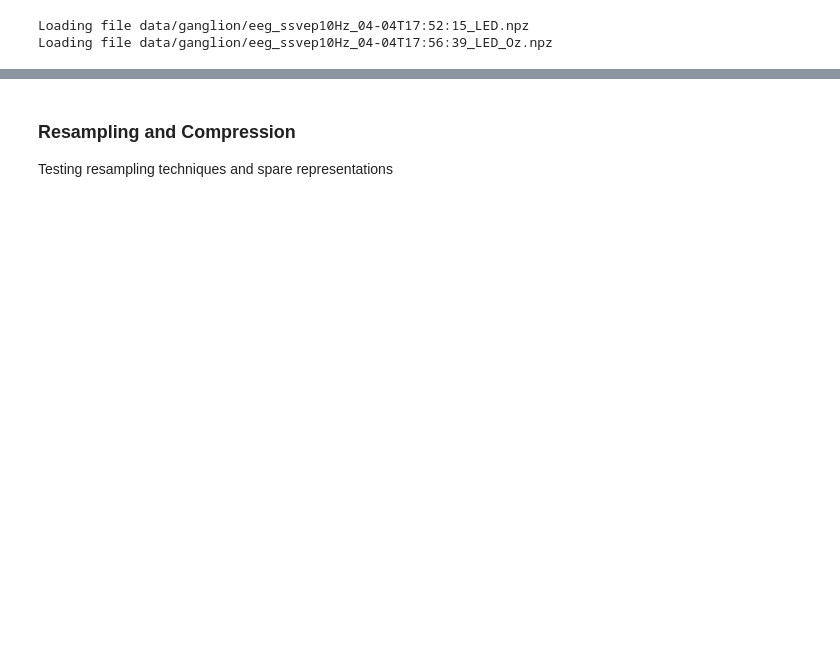
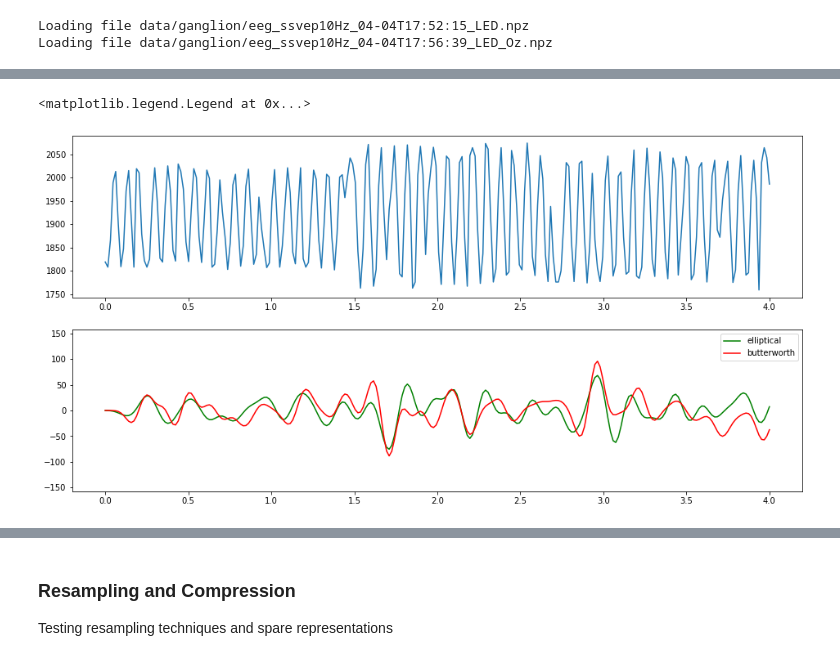
Before and after one commit to JamesTev/EEG-decoding, a Jupyter notebook: EEG-Analysis.ipynb, the cells around one changed output, grey strips where cells are left out. Saved outputs shown, nothing was run; the diff lists cells and outputs as text; code cells hidden in the pictures; blank space fills up the shorter version.

```diff
--- a/EEG-Analysis.ipynb
+++ b/EEG-Analysis.ipynb
@@ -27,0 +59,40 @@ Loading file data/ganglion/eeg_ssvep10Hz_04-04T17:56:39_LED_Oz.npz
+# %%
+from scipy import signal
+
+fs = 256
+filt_ord = 10
+pb_rip = 0.2
+sb_atten = 80
+
+fc_lo = 4 # pass band lower freq
+fc_hi = 28 # pass band upp freq
+wc_lo = fc_lo/(fs*0.5)
+wc_hi = fc_hi/(fs*0.5)
+
+
+# sos_ellip = signal.ellip(filt_ord, pb_rip, sb_atten, (wc_lo, wc_hi), btype='bandpass', output='sos')
+sos_ellip = signal.ellip(filt_ord, pb_rip, sb_atten, wc_hi, btype='lowpass', output='sos')
+# %%
+sos_bw = signal.butter(10, [1, 28], 'bp', fs=256, output='sos')
+# %%
+# t = np.linspace(0, len(X)/fs, num=len(X))
+
+x = X[:, 2]
+
+t = np.linspace(0, 4, num=len(X))
+
+fig, (ax0, ax1) = plt.subplots(2,1, figsize=(16, 8))
+ax0.plot(t, x)
+
+x_sos_ellip = signal.sosfilt(sos_ellip, x-np.mean(x))#[::2]
+x_sos_bw = signal.sosfilt(sos_bw, x-np.mean(x))#[::2]
+t_ds = np.linspace(0, 4, num=len(x_sos_ellip))
+
+x_range = np.max(x)-np.min(x)
+ax1.plot(t_ds, x_sos_ellip, c='g', label='elliptical')
+ax1.plot(t_ds, x_sos_bw, c='r', label='butterworth')
+ax1.set_ylim(-x_range/2, x_range/2) # optional
+ax1.legend()
+# %% [output]
+<matplotlib.legend.Legend at 0x...>
+[figure, added]
```
Also changed, not shown: parts of 20 cells of this notebook, 16 other files.
